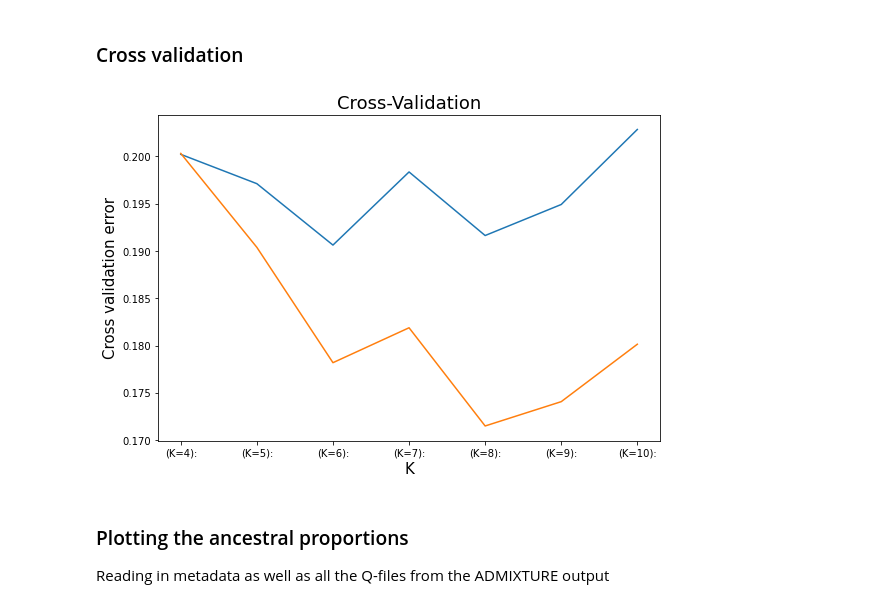
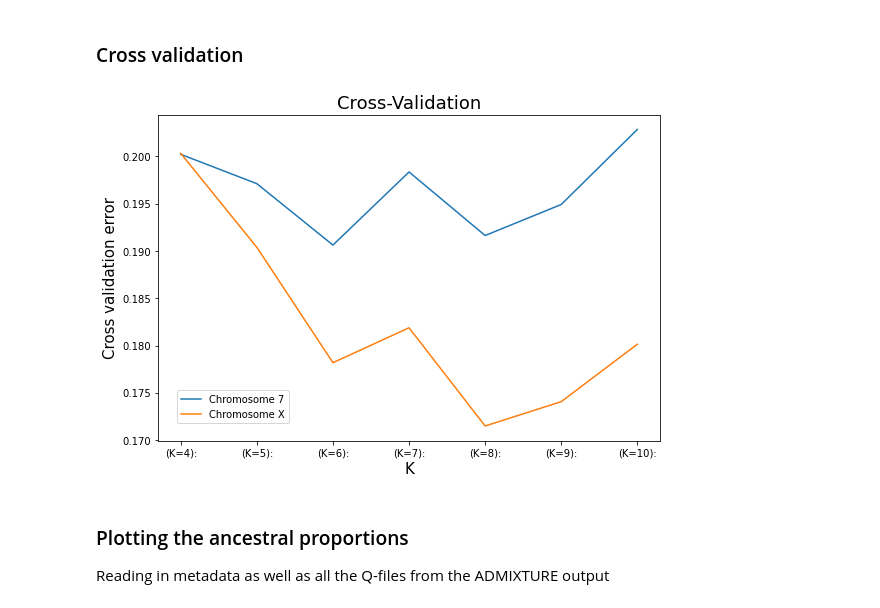
Before and after one commit to janneengestoft/birc-project, a Jupyter notebook: notebooks/admixture.ipynb, the cells around one changed output. Cells and saved outputs as stored; diff of their text form; code cells hidden in the pictures.

```diff
--- a/notebooks/admixture.ipynb
+++ b/notebooks/admixture.ipynb
@@ -11,14 +11,16 @@ crossval_chr7 = pd.read_table('../results/admixture/crossvalidation/CV_chr7_logs
 crossval_chrX = pd.read_table('../results/admixture/crossvalidation/CV_chrX_logs.txt', delimiter = ' ', header = None)
 # %%
 fig, ax = plt.subplots(figsize=(9, 6))
-ax.plot(crossval_chr7[2], crossval_chr7[3])
-ax.plot(crossval_chrX[2], crossval_chrX[3])
+ax.plot(crossval_chr7[2], crossval_chr7[3], label='Chromosome 7')
+ax.plot(crossval_chrX[2], crossval_chrX[3], label='Chromosome X')
+
 ax.set_title('Cross-Validation', size = 18)
 ax.set_xlabel('K', size = 15)
 ax.set_ylabel('Cross validation error', size = 15)
+ax.legend(bbox_to_anchor = (0.27, 0.17), fontsize=10)
 plt.savefig('../figures/cross_validation.pdf')
 # %% [output]
-[figure, old version]
+[figure, new version]
 # %% [markdown]
 ### Plotting the ancestral proportions
 Reading in metadata as well as all the Q-files from the ADMIXTURE output
```
Also changed, not shown: parts of 4 cells of this notebook, 5 other files.
